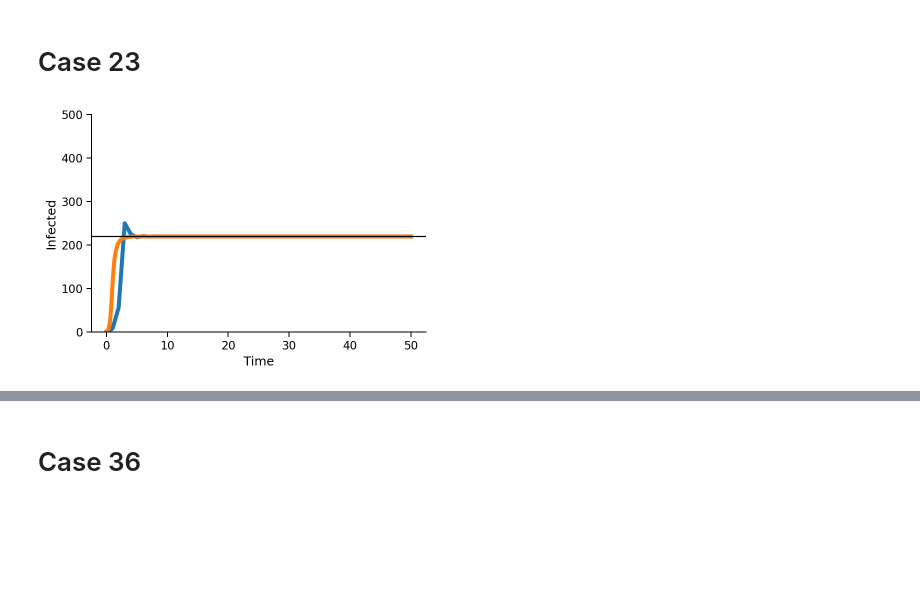
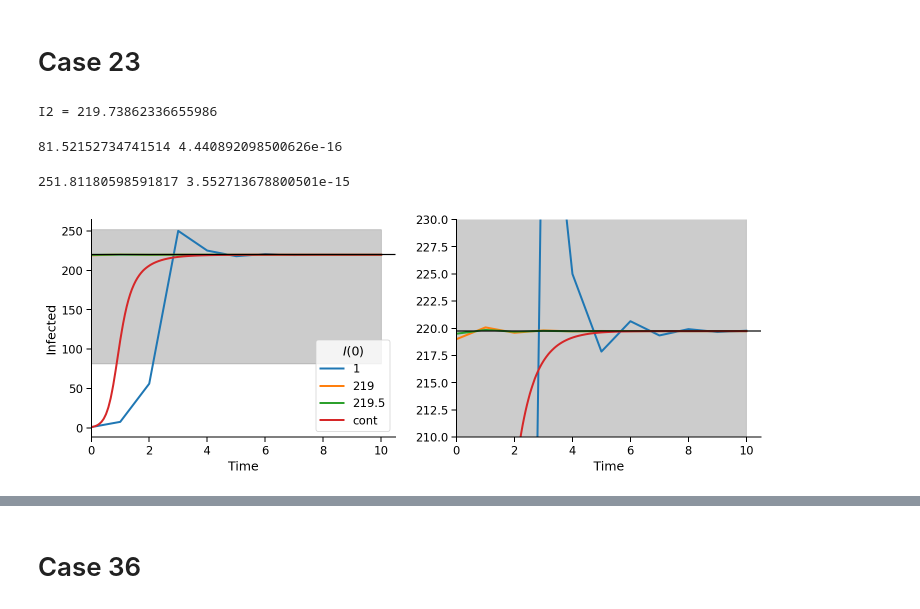
Before and after one commit to yoavram/SanJose, a Jupyter notebook: notebooks/model.ipynb, the cells around one changed output, grey strips where cells are left out. Drawn from its saved outputs; the diff is of its cells as text; code cells hidden in the pictures; blank space fills up the shorter version.

```diff
--- a/notebooks/model.ipynb
+++ b/notebooks/model.ipynb
@@ -380,15 +381,39 @@ sns.despine()
 # %%
 N, b0, α, γ, c_hat, Δ = 250, 0.273, 0.1, 0.1, 0.1, 0
 α1, α2 = 1, α * 2 / b0
+
+print("I2 =", I2(N, b0, γ, c_hat, α1, α2))
+# %% [output]
+I2 = 219.73862336655986
+# %%
+x0 = root(lambda I: dfdI(I, N, b0, γ, c_hat, α1, α2) - 1, x0=1)
+assert x0.success, x0
+x0 = x0.x[0]
+print(x0, dfdI(x0, N, b0, γ, c_hat, α1, α2) - 1)
+# %% [output]
+81.52152734741514 4.440892098500626e-16
+# %%
+x1 = root(lambda I: dfdI(I, N, b0, γ, c_hat, α1, α2) - 1, x0=N)
+assert x1.success, x1
+x1 = x1.x[0]
+print(x1, dfdI(x1, N, b0, γ, c_hat, α1, α2) - 1)
+# %% [output]
+251.81180598591817 3.552713678800501e-15
 # %%
-I = det_dis_simulation(1, N, b0, γ, c_hat, α1, α2, Δ, tmax=50, min0=True, maxN=True)
-plt.plot(I, lw=4)
-t, I = det_cont_simulation(1, N, b0, γ, c_hat, α1, α2, Δ, tmax=50)
-plt.plot(t, I, '-', lw=4)
-plt.xlabel('Time')
-plt.ylabel('Infected')
-plt.ylim(0, 2*N)
-plt.axhline(I2(N, b0, γ, c_hat, α1, α2), color='k')
+fig, axes = plt.subplots(1, 2, figsize=(12, 4), sharex=True, sharey=False)
+for I0_ in (1, 219, 219.5):
+    I = det_dis_simulation(I0_, N, b0, γ, c_hat, α1, α2, Δ, tmax=10, min0=False, maxN=True)
+    for ax in axes: ax.plot(I, lw=2, label=I0_)
+
+t, I = det_cont_simulation(1, N, b0, γ, c_hat, α1, α2, Δ, tmax=10)
+for ax in axes: ax.plot(t, I, '-', lw=2, label='cont')
+for ax in axes: ax.set_xlabel('Time')
+axes[0].set_ylabel('Infected')
+axes[1].set_ylim(210, 230)
+axes[0].set_xlim(0, None)
+for ax in axes: ax.axhline(I2(N, b0, γ, c_hat, α1, α2), color='k')
+for ax in axes: ax.fill_between(t, x0, x1, color='k', alpha=0.2)
+axes[0].legend(title='$I(0)$')
 sns.despine()
 # %% [output]
-[figure, old version]
+[figure, new version]
```
Also changed, not shown: parts of 19 cells of this notebook.
